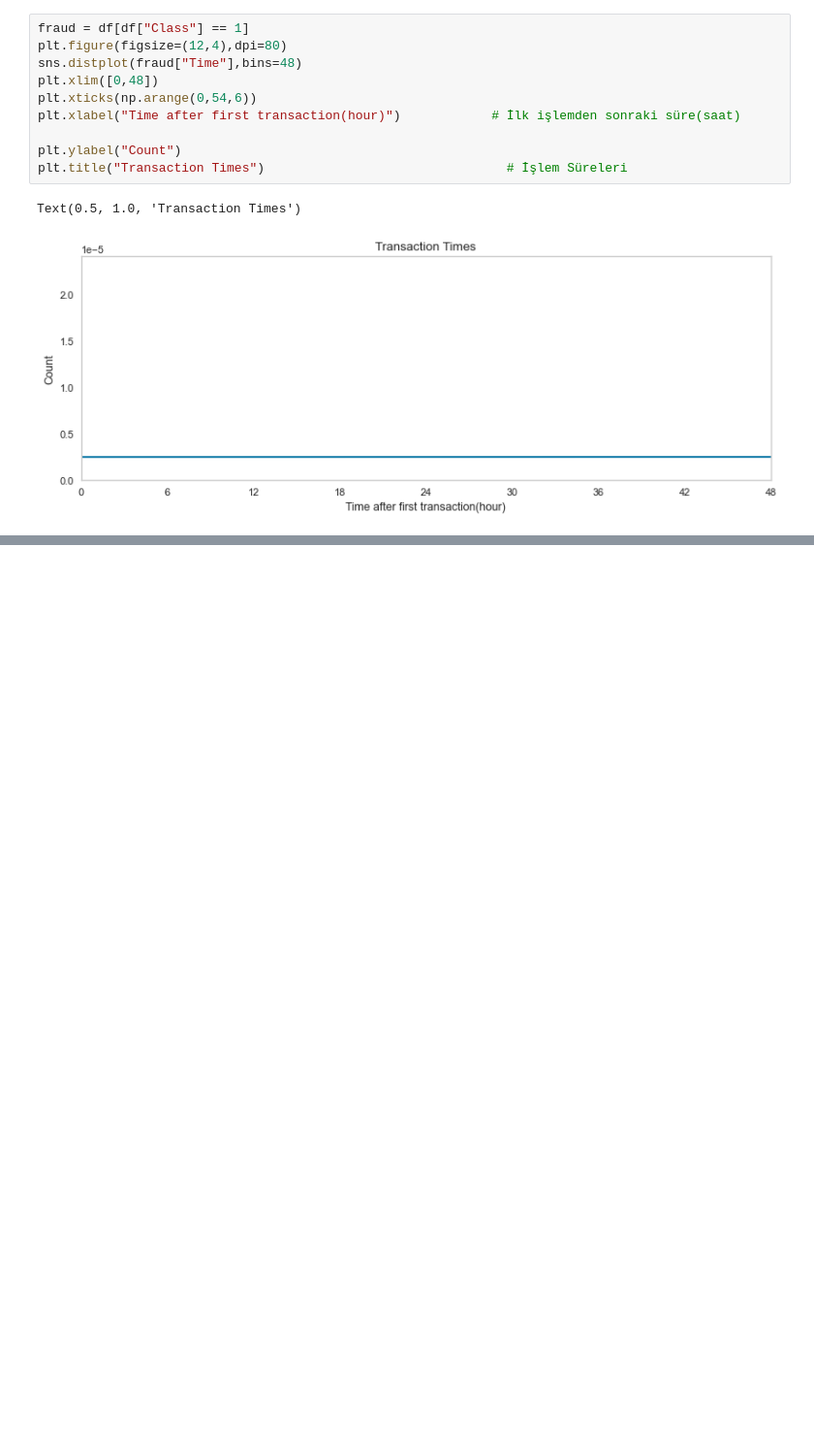
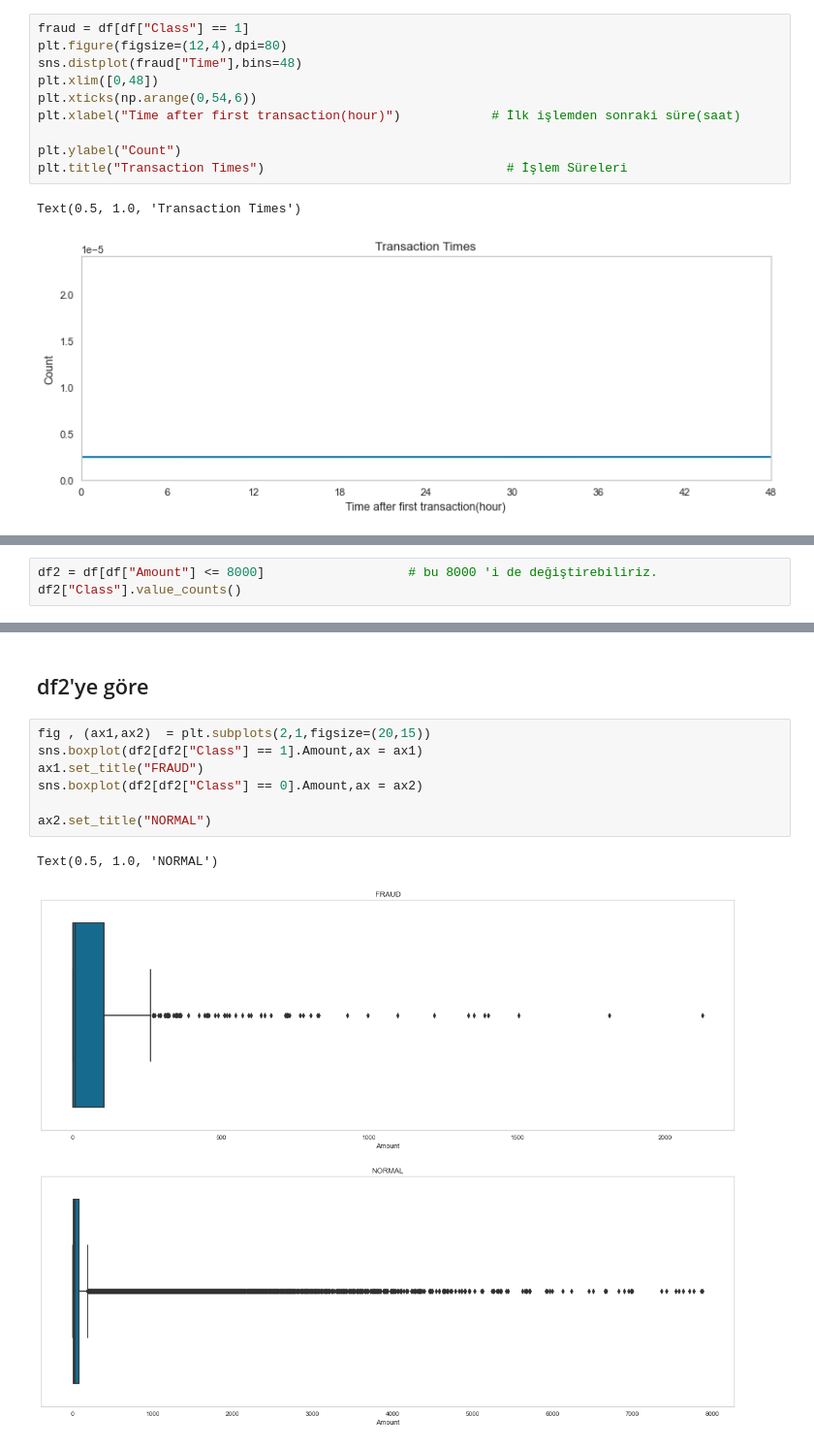
Before and after one commit to B-dogan/Credit-Card-Fraud-Detection-Project-, a Jupyter notebook: useful_codes.ipynb, the cells around one changed output, grey strips where cells are left out. Shown at 97% size. Saved outputs shown, nothing was run; the diff lists cells and outputs as text; blank space fills up the shorter version.

```diff
--- a/useful_codes.ipynb
+++ b/useful_codes.ipynb
@@ -715,0 +779,3 @@ Text(0.5, 1.0, 'Transaction Times')
+# %%
+df2 = df[df["Amount"] <= 8000]                   # bu 8000 'i de değiştirebiliriz.
+df2["Class"].value_counts()
@@ -715,0 +799,12 @@ Text(0.5, 1.0, 'Transaction Times')
+# %% [markdown]
+## df2'ye göre
+# %%
+fig , (ax1,ax2)  = plt.subplots(2,1,figsize=(20,15))
+sns.boxplot(df2[df2["Class"] == 1].Amount,ax = ax1)
+ax1.set_title("FRAUD")
+sns.boxplot(df2[df2["Class"] == 0].Amount,ax = ax2)
+
+ax2.set_title("NORMAL")
+# %% [output]
+Text(0.5, 1.0, 'NORMAL')
+[figure, added]
```
Also changed, not shown: parts of 49 cells of this notebook.
